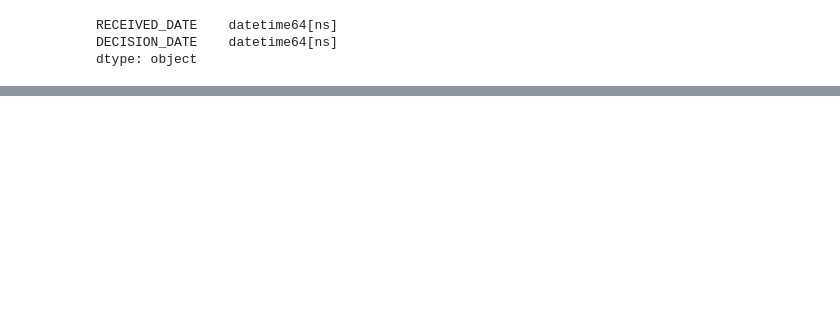
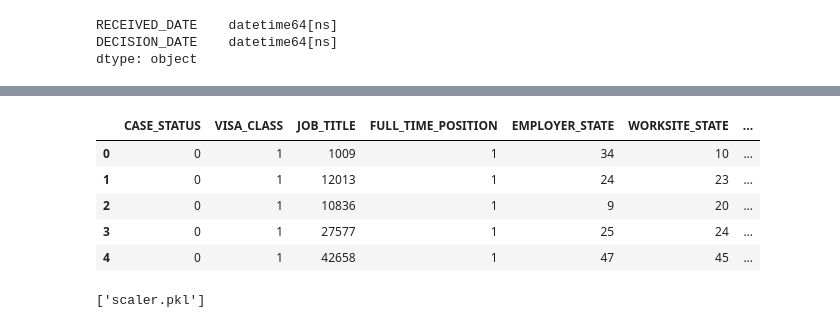
Before and after one commit to Diksha-Sharma-30/AI-Enabled-Visa-Status-Prediction-and-Processing-Time-Estimator, a Jupyter notebook: Visa prediction.ipynb, the cells around one changed output, grey strips where cells are left out. Saved outputs shown, nothing was run; the diff lists cells and outputs as text; code cells hidden in the pictures; blank space fills up the shorter version.

```diff
--- a/Visa prediction.ipynb
+++ b/Visa prediction.ipynb
@@ -108,3 +78,8 @@ df.head()
 | 2 | Certified | 2021-09-26 | 2021-10-01 | H-1B | Data Analyst | Y | FL | ... |
 | 3 | Certified | 2021-09-26 | 2021-10-01 | H-1B | Pharmaceutical Chemist | Y | MN | ... |
 | 4 | Certified | 2021-09-26 | 2021-10-01 | H-1B | Senior Systems Analyst JC60 | Y | TX | ... |
+# %%
+df = df.dropna()
+
+print("After removing missing values:")
+print(df.shape)
@@ -119,3 +97,5 @@ DECISION_DATE    datetime64[ns]
 dtype: object
 # %%
 df['processing_days'] = (df['DECISION_DATE'] - df['RECEIVED_DATE']).dt.days
+df = df[df['processing_days'] >= 0]
+df.head()
@@ -147,2 +125,39 @@ df.head()
+# %%
+encoder = LabelEncoder()
+
+categorical_cols = [
+'CASE_STATUS',
+'VISA_CLASS',
+'JOB_TITLE',
+'FULL_TIME_POSITION',
+'EMPLOYER_STATE',
+'WORKSITE_STATE'
+]
+
+for col in categorical_cols:
+    df[col] = encoder.fit_transform(df[col])
+# %%
+scaler = StandardScaler()
+
+df[['WAGE_RATE_OF_PAY_FROM','PREVAILING_WAGE']] = scaler.fit_transform(
+    df[['WAGE_RATE_OF_PAY_FROM','PREVAILING_WAGE']]
+)
+# %%
+df = df.drop(columns=['RECEIVED_DATE','DECISION_DATE'])
+df.head()
+# %% [output]
+|  | CASE_STATUS | VISA_CLASS | JOB_TITLE | FULL_TIME_POSITION | EMPLOYER_STATE | WORKSITE_STATE | ... |
+| 0 | 0 | 1 | 1009 | 1 | 34 | 10 | ... |
+| 1 | 0 | 1 | 12013 | 1 | 24 | 23 | ... |
+| 2 | 0 | 1 | 10836 | 1 | 9 | 20 | ... |
+| 3 | 0 | 1 | 27577 | 1 | 25 | 24 | ... |
+| 4 | 0 | 1 | 42658 | 1 | 47 | 45 | ... |
 # %%
 df.to_csv("cleaned_visa_dataset.csv", index=False)
+# %%
+import joblib
+
+joblib.dump(encoder, "encoder.pkl")
+joblib.dump(scaler, "scaler.pkl")
+# %% [output]
+['scaler.pkl']
```
Also changed, not shown: parts of 7 cells of this notebook, 4 other files.
